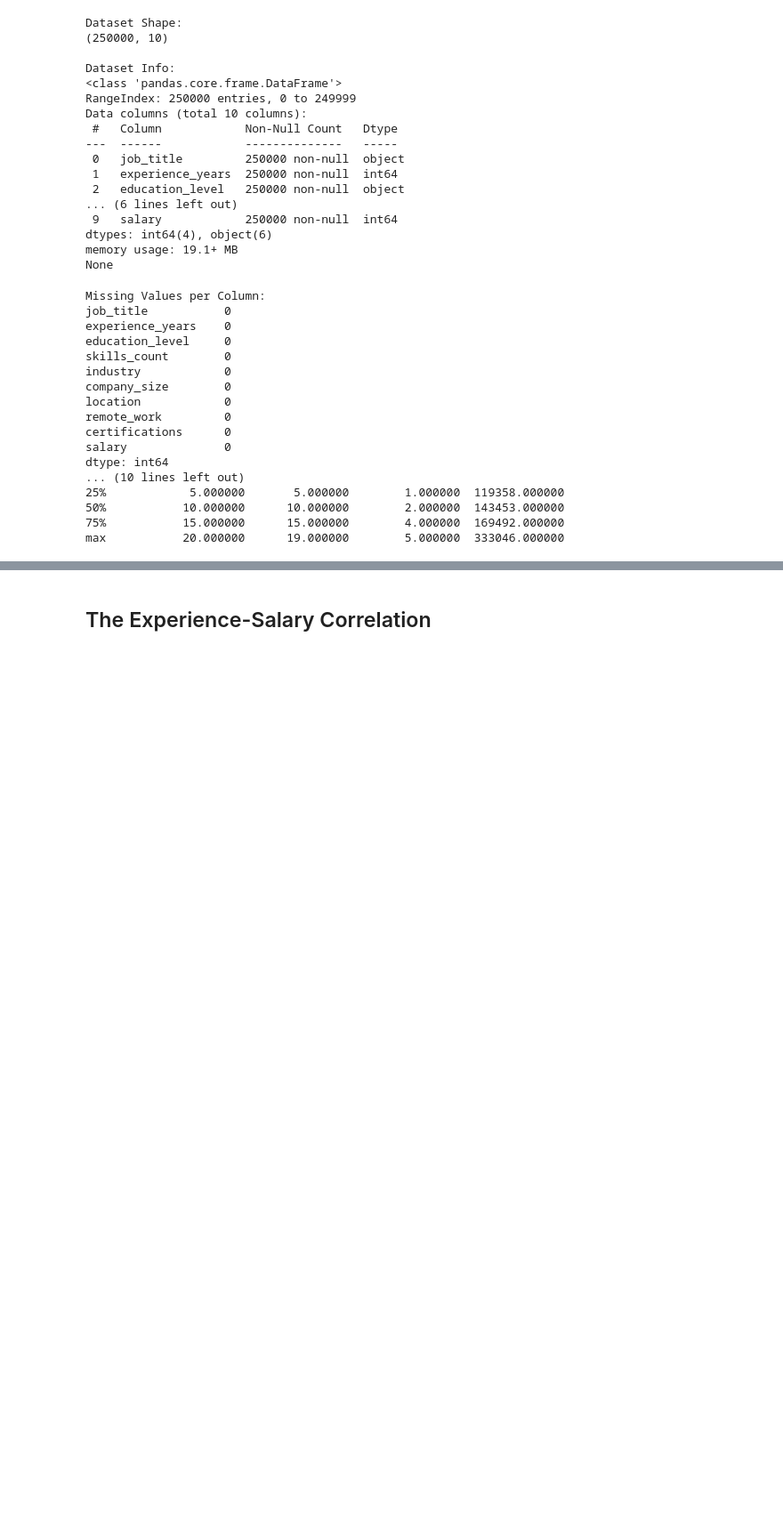
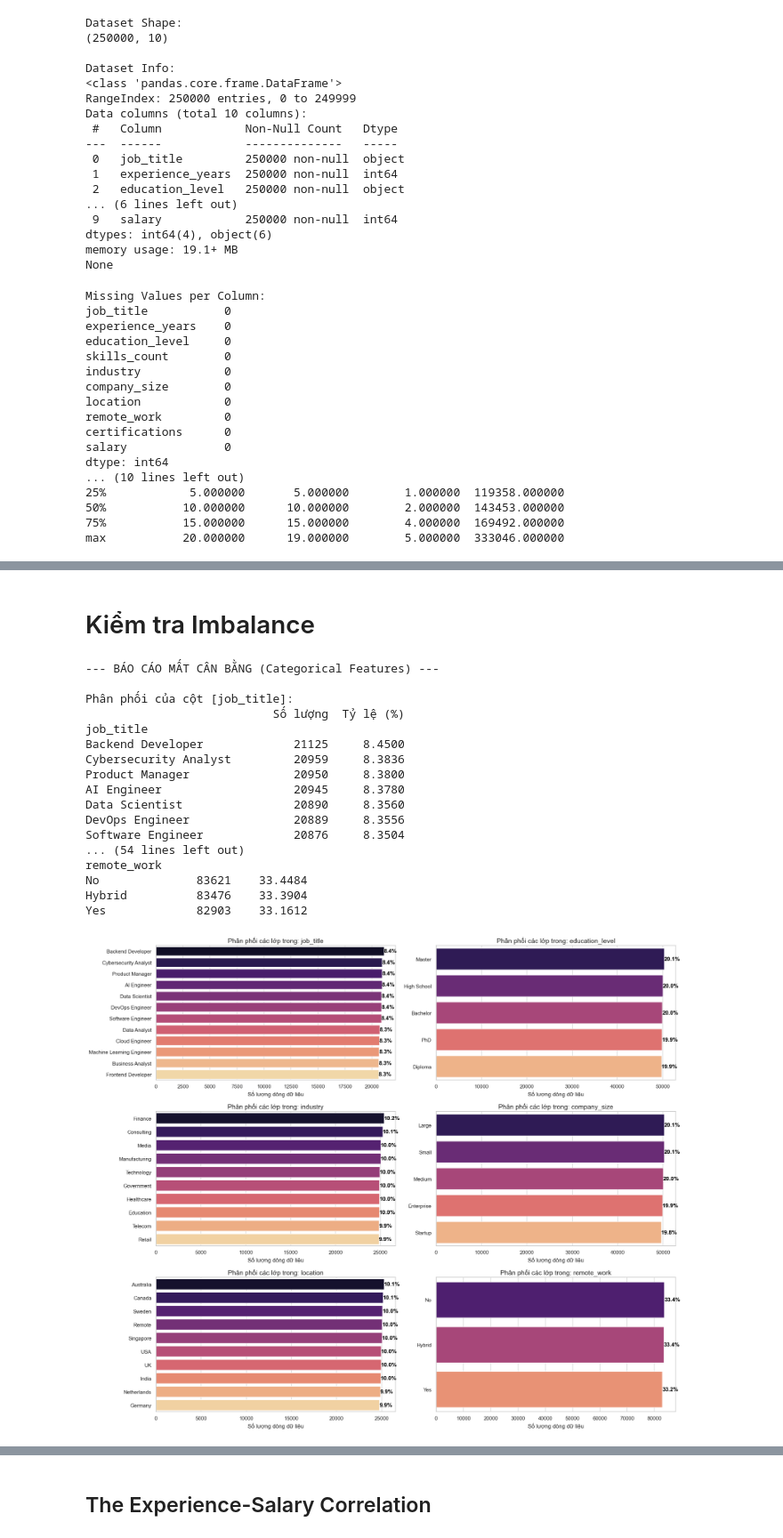
Before and after one commit to PhucBinhhh/PT-TQDL_HK2A, a Jupyter notebook: DA_cuoimon/Python/ML.ipynb, the cells around one changed output, grey strips where cells are left out. Shown at 89% size. Cells and saved outputs as stored; diff of their text form; code cells hidden in the pictures; blank space fills up the shorter version.

```diff
--- a/DA_cuoimon/Python/ML.ipynb
+++ b/DA_cuoimon/Python/ML.ipynb
@@ -83,0 +209,66 @@ plt.show()
+# %% [markdown]
+# Kiểm tra Imbalance
+# %%
+# Các cột phân loại cần kiểm tra
+cat_cols = ['job_title', 'education_level', 'industry', 'company_size', 'location', 'remote_work']
+
+# 1. BÁO CÁO CHI TIẾT SỐ LƯỢNG VÀ TỶ LỆ %
+print("--- BÁO CÁO MẤT CÂN BẰNG (Categorical Features) ---")
+for col in cat_cols:
+    counts = df[col].value_counts()
+    percentages = df[col].value_counts(normalize=True) * 100
+
+    summary = pd.DataFrame({
+        'Số lượng': counts,
+        'Tỷ lệ (%)': percentages
+    })
+
+    print(f"\nPhân phối của cột [{col}]:")
+    print(summary)
+
+    # Cảnh báo nếu có nhóm chiếm hơn 50% hoặc ít hơn 5%
+    if percentages.max() > 50:
+        print(f"  [!] Cảnh báo: Nhóm '{percentages.idxmax()}' chiếm ưu thế quá lớn ({percentages.max():.2f}%)")
+    if percentages.min() < 5:
+        print(f"  [!] Lưu ý: Nhóm '{percentages.idxmin()}' có quá ít dữ liệu ({percentages.min():.2f}%)")
+
+# 2. TRỰC QUAN HÓA BẰNG BIỂU ĐỒ CỘT (COUNT PLOT)
+plt.figure(figsize=(18, 15))
+for i, col in enumerate(cat_cols):
+    plt.subplot(3, 2, i + 1)
+
+    # Sắp xếp theo số lượng giảm dần
+    order = df[col].value_counts().index
+    sns.countplot(data=df, y=col, order=order, palette='magma')
+
+    # Thêm nhãn % lên đầu các cột
+    total = len(df)
+    for index, value in enumerate(df[col].value_counts()):
+        pct = f'{100 * value / total:.1f}%'
+        plt.text(value, index, pct, va='center', fontweight='bold', color='black')
+
+    plt.title(f'Phân phối các lớp trong: {col}', fontsize=14)
+    plt.xlabel('Số lượng dòng dữ liệu')
+    plt.ylabel(None)
+
+plt.tight_layout()
+plt.show()
+# %% [output]
+--- BÁO CÁO MẤT CÂN BẰNG (Categorical Features) ---
+
+Phân phối của cột [job_title]:
+                           Số lượng  Tỷ lệ (%)
+job_title
+Backend Developer             21125     8.4500
+Cybersecurity Analyst         20959     8.3836
+Product Manager               20950     8.3800
+AI Engineer                   20945     8.3780
+Data Scientist                20890     8.3560
+DevOps Engineer               20889     8.3556
+Software Engineer             20876     8.3504
+... (54 lines left out)
+remote_work
+No              83621    33.4484
+Hybrid          83476    33.3904
+Yes             82903    33.1612
+[figure, added]
```
Also changed, not shown: parts of 38 cells of this notebook.
